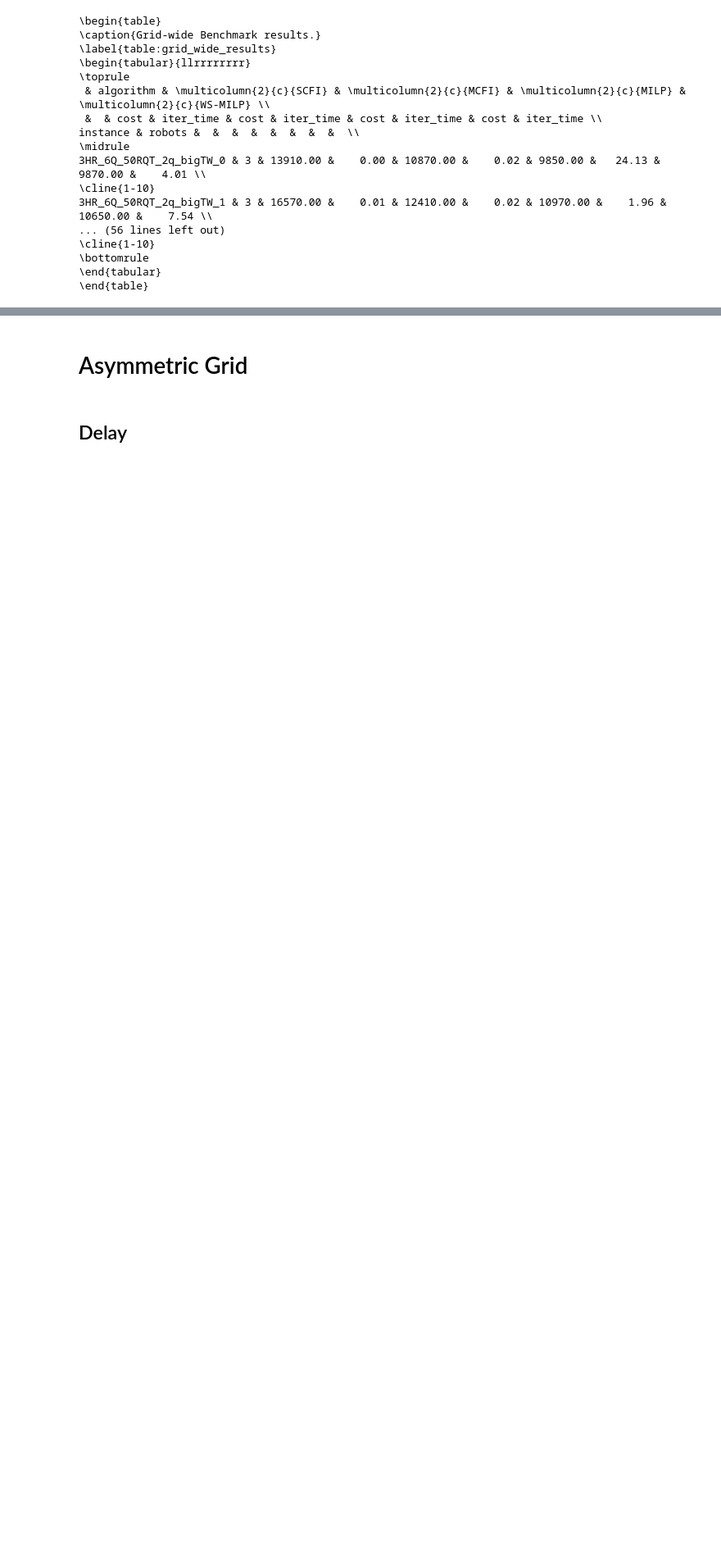
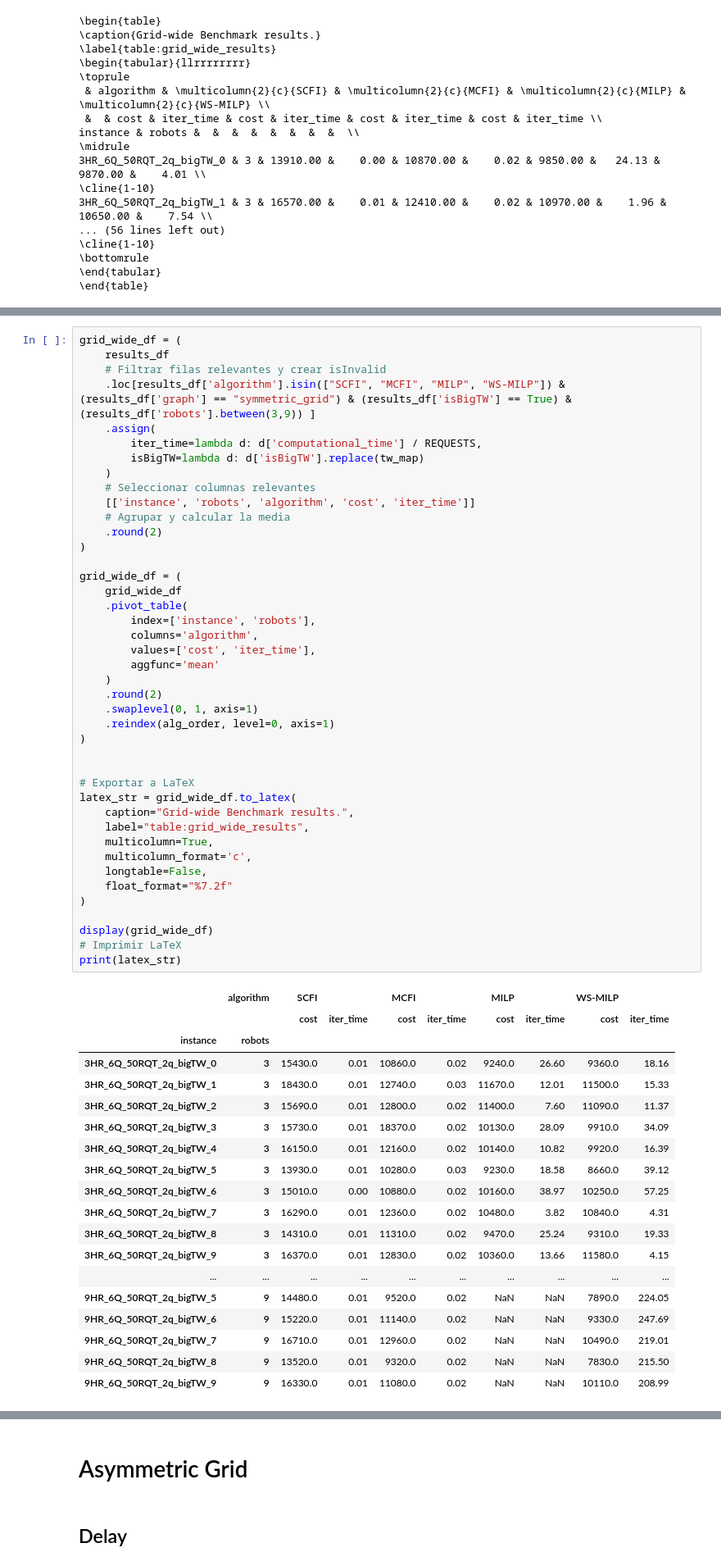
Before and after one commit to aitorls/AFDPDP-Instances, a Jupyter notebook: Analyze_results.ipynb, the cells around one changed output, grey strips where cells are left out. Shown at 82% size. Saved outputs shown, nothing was run; the diff lists cells and outputs as text; blank space fills up the shorter version.

```diff
--- a/Analyze_results.ipynb
+++ b/Analyze_results.ipynb
@@ -189,0 +192,62 @@ instance & robots &  &  &  &  &  &  &  &  \\
+# %%
+grid_wide_df = (
+    results_df
+    # Filtrar filas relevantes y crear isInvalid
+    .loc[results_df['algorithm'].isin(["SCFI", "MCFI", "MILP", "WS-MILP"]) & (results_df['graph'] == "symmetric_grid") & (results_df['isBigTW'] == True) & (results_df['robots'].between(3,9)) ]
+    .assign(
+        iter_time=lambda d: d['computational_time'] / REQUESTS,
+        isBigTW=lambda d: d['isBigTW'].replace(tw_map)
+    )
+    # Seleccionar columnas relevantes
+    [['instance', 'robots', 'algorithm', 'cost', 'iter_time']]
+    # Agrupar y calcular la media
+    .round(2)
+)
+
+grid_wide_df = (
+    grid_wide_df
+    .pivot_table(
+        index=['instance', 'robots'],
+        columns='algorithm',
+        values=['cost', 'iter_time'],
+        aggfunc='mean'
+    )
+    .round(2)
+    .swaplevel(0, 1, axis=1)
+    .reindex(alg_order, level=0, axis=1)
+)
+
+
+# Exportar a LaTeX
+latex_str = grid_wide_df.to_latex(
+    caption="Grid-wide Benchmark results.",
+    label="table:grid_wide_results",
+    multicolumn=True,
+    multicolumn_format='c',
+    longtable=False,
+    float_format="%7.2f"
+)
+
+display(grid_wide_df)
+# Imprimir LaTeX
+print(latex_str)
+# %% [output]
+|  | algorithm | SCFI |  | MCFI |  | MILP |  | WS-MILP |  |
+|  |  | cost | iter_time | cost | iter_time | cost | iter_time | cost | iter_time |
+| instance | robots |  |  |  |  |  |  |  |  |
+| 3HR_6Q_50RQT_2q_bigTW_0 | 3 | 15430.0 | 0.01 | 10860.0 | 0.02 | 9240.0 | 26.60 | 9360.0 | 18.16 |
+| 3HR_6Q_50RQT_2q_bigTW_1 | 3 | 18430.0 | 0.01 | 12740.0 | 0.03 | 11670.0 | 12.01 | 11500.0 | 15.33 |
+| 3HR_6Q_50RQT_2q_bigTW_2 | 3 | 15690.0 | 0.01 | 12800.0 | 0.02 | 11400.0 | 7.60 | 11090.0 | 11.37 |
+| 3HR_6Q_50RQT_2q_bigTW_3 | 3 | 15730.0 | 0.01 | 18370.0 | 0.02 | 10130.0 | 28.09 | 9910.0 | 34.09 |
+| 3HR_6Q_50RQT_2q_bigTW_4 | 3 | 16150.0 | 0.01 | 12160.0 | 0.02 | 10140.0 | 10.82 | 9920.0 | 16.39 |
+| 3HR_6Q_50RQT_2q_bigTW_5 | 3 | 13930.0 | 0.01 | 10280.0 | 0.03 | 9230.0 | 18.58 | 8660.0 | 39.12 |
+| 3HR_6Q_50RQT_2q_bigTW_6 | 3 | 15010.0 | 0.00 | 10880.0 | 0.02 | 10160.0 | 38.97 | 10250.0 | 57.25 |
+| 3HR_6Q_50RQT_2q_bigTW_7 | 3 | 16290.0 | 0.01 | 12360.0 | 0.02 | 10480.0 | 3.82 | 10840.0 | 4.31 |
+| 3HR_6Q_50RQT_2q_bigTW_8 | 3 | 14310.0 | 0.01 | 11310.0 | 0.02 | 9470.0 | 25.24 | 9310.0 | 19.33 |
+| 3HR_6Q_50RQT_2q_bigTW_9 | 3 | 16370.0 | 0.01 | 12830.0 | 0.02 | 10360.0 | 13.66 | 11580.0 | 4.15 |
+| ... | ... | ... | ... | ... | ... | ... | ... | ... | ... |
+| 9HR_6Q_50RQT_2q_bigTW_5 | 9 | 14480.0 | 0.01 | 9520.0 | 0.02 | NaN | NaN | 7890.0 | 224.05 |
+| 9HR_6Q_50RQT_2q_bigTW_6 | 9 | 15220.0 | 0.01 | 11140.0 | 0.02 | NaN | NaN | 9330.0 | 247.69 |
+| 9HR_6Q_50RQT_2q_bigTW_7 | 9 | 16710.0 | 0.01 | 12960.0 | 0.02 | NaN | NaN | 10490.0 | 219.01 |
+| 9HR_6Q_50RQT_2q_bigTW_8 | 9 | 13520.0 | 0.01 | 9320.0 | 0.02 | NaN | NaN | 7830.0 | 215.50 |
+| 9HR_6Q_50RQT_2q_bigTW_9 | 9 | 16330.0 | 0.01 | 11080.0 | 0.02 | NaN | NaN | 10110.0 | 208.99 |
```
Also changed, not shown: parts of 3 cells of this notebook.
